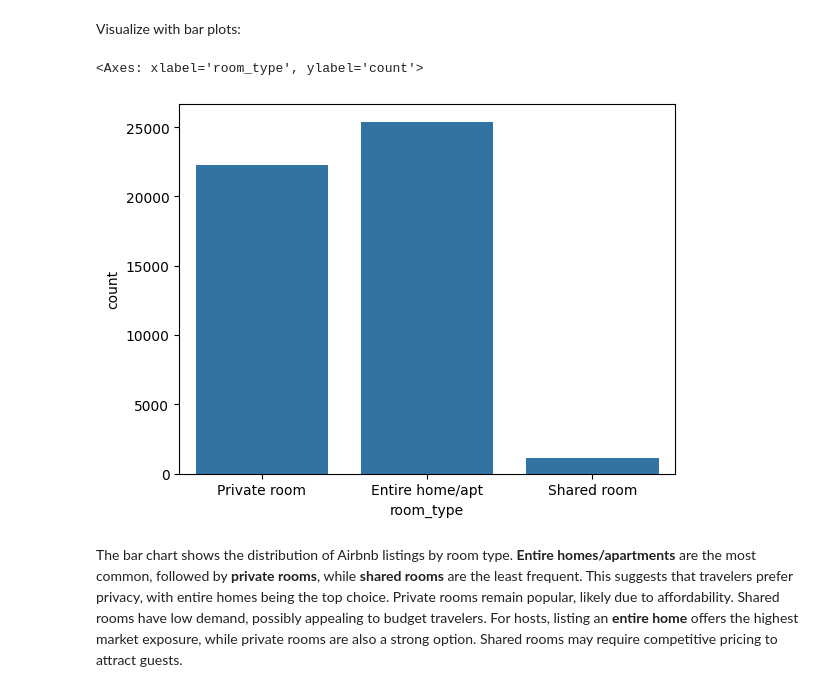
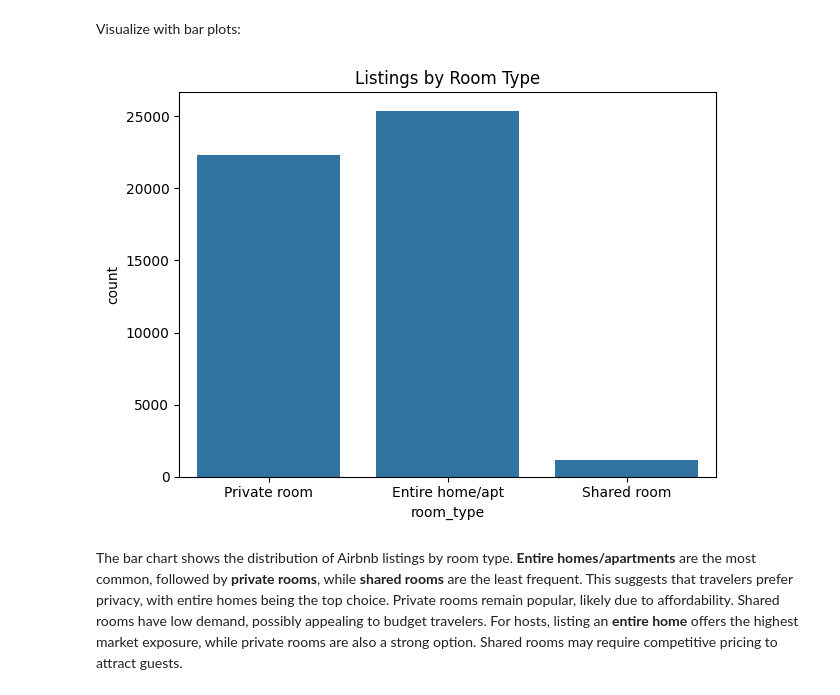
Before and after one commit to Messiri4/Airbnb_Predictor, a Jupyter notebook: Airbnb_Price_Prediction_updated.ipynb, the cells around one changed output. Drawn from its saved outputs; the diff is of its cells as text; code cells hidden in the pictures.

```diff
--- a/Airbnb_Price_Prediction_updated.ipynb
+++ b/Airbnb_Price_Prediction_updated.ipynb
@@ -237,9 +237,11 @@ Name: count, dtype: int64
 Visualize with bar plots:
 # %%
 sns.countplot(x=data['room_type'])
+plt.title('Listings by Room Type')
+plt.tight_layout()
+plt.show()
 # %% [output]
-<Axes: xlabel='room_type', ylabel='count'>
-[figure, old version]
+[figure, new version]
 # %% [markdown]
 The bar chart shows the distribution of Airbnb listings by room type. **Entire homes/apartments** are the most common, followed by **private rooms**, while **shared rooms** are the least frequent. This suggests that travelers prefer privacy, with entire homes being the top choice. Private rooms remain popular, likely due to affordability. Shared rooms have low demand, possibly appealing to budget travelers. For hosts, listing an **entire home** offers the highest market exposure, while private rooms are also a strong option. Shared rooms may require competitive pricing to attract guests.
 # %% [markdown]
```
Also changed, not shown: parts of 10 cells of this notebook.
